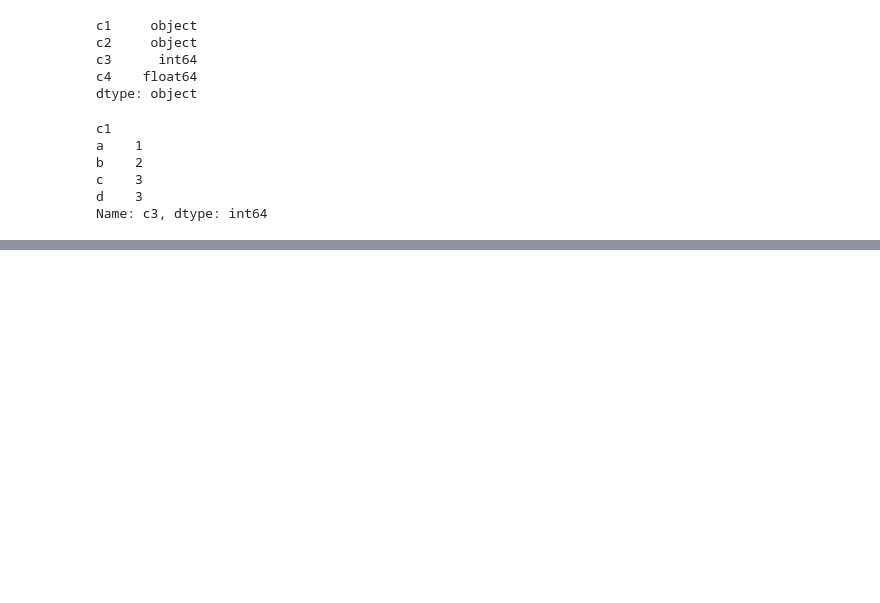
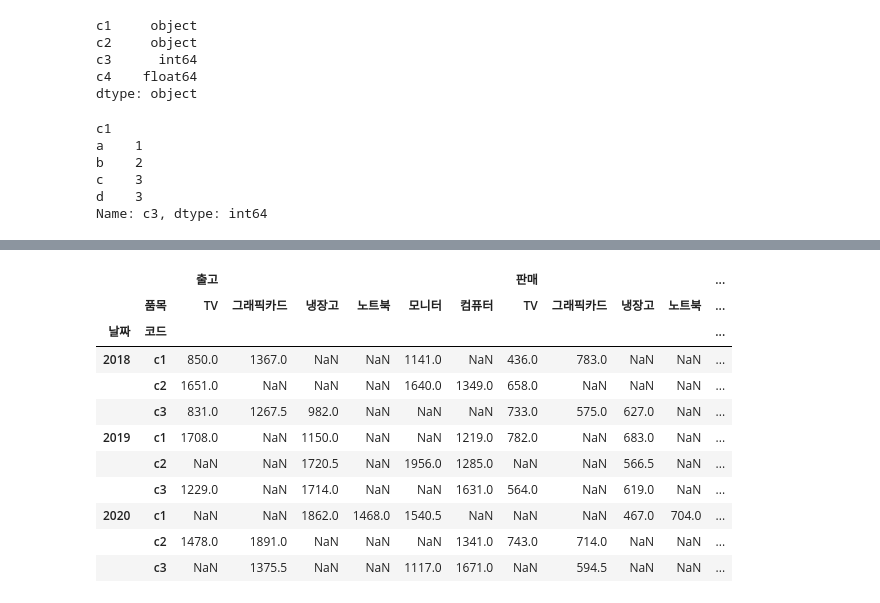
Before and after one commit to unknown-jun/Pandas, a Jupyter notebook: reviewing_pandas.ipynb, the cells around one changed output, grey strips where cells are left out. Drawn from its saved outputs; the diff is of its cells as text; code cells hidden in the pictures; blank space fills up the shorter version.

```diff
--- a/reviewing_pandas.ipynb
+++ b/reviewing_pandas.ipynb
@@ -2882,0 +3318,17 @@ df
+# %%
+for_pivot.pivot_table(['출고', '판매'],
+                      index=['날짜','코드'],
+                      columns=[ '품목'])
+# %% [output]
+|  |  | 출고 |  |  |  |  |  | 판매 |  |  |  | ... |
+|  | 품목 | TV | 그래픽카드 | 냉장고 | 노트북 | 모니터 | 컴퓨터 | TV | 그래픽카드 | 냉장고 | 노트북 | ... |
+| 날짜 | 코드 |  |  |  |  |  |  |  |  |  |  | ... |
+| 2018 | c1 | 850.0 | 1367.0 | NaN | NaN | 1141.0 | NaN | 436.0 | 783.0 | NaN | NaN | ... |
+|  | c2 | 1651.0 | NaN | NaN | NaN | 1640.0 | 1349.0 | 658.0 | NaN | NaN | NaN | ... |
+|  | c3 | 831.0 | 1267.5 | 982.0 | NaN | NaN | NaN | 733.0 | 575.0 | 627.0 | NaN | ... |
+| 2019 | c1 | 1708.0 | NaN | 1150.0 | NaN | NaN | 1219.0 | 782.0 | NaN | 683.0 | NaN | ... |
+|  | c2 | NaN | NaN | 1720.5 | NaN | 1956.0 | 1285.0 | NaN | NaN | 566.5 | NaN | ... |
+|  | c3 | 1229.0 | NaN | 1714.0 | NaN | NaN | 1631.0 | 564.0 | NaN | 619.0 | NaN | ... |
+| 2020 | c1 | NaN | NaN | 1862.0 | 1468.0 | 1540.5 | NaN | NaN | NaN | 467.0 | 704.0 | ... |
+|  | c2 | 1478.0 | 1891.0 | NaN | NaN | NaN | 1341.0 | 743.0 | 714.0 | NaN | NaN | ... |
+|  | c3 | NaN | 1375.5 | NaN | NaN | 1117.0 | 1671.0 | NaN | 594.5 | NaN | NaN | ... |
```
Also changed, not shown: parts of 99 cells of this notebook.
